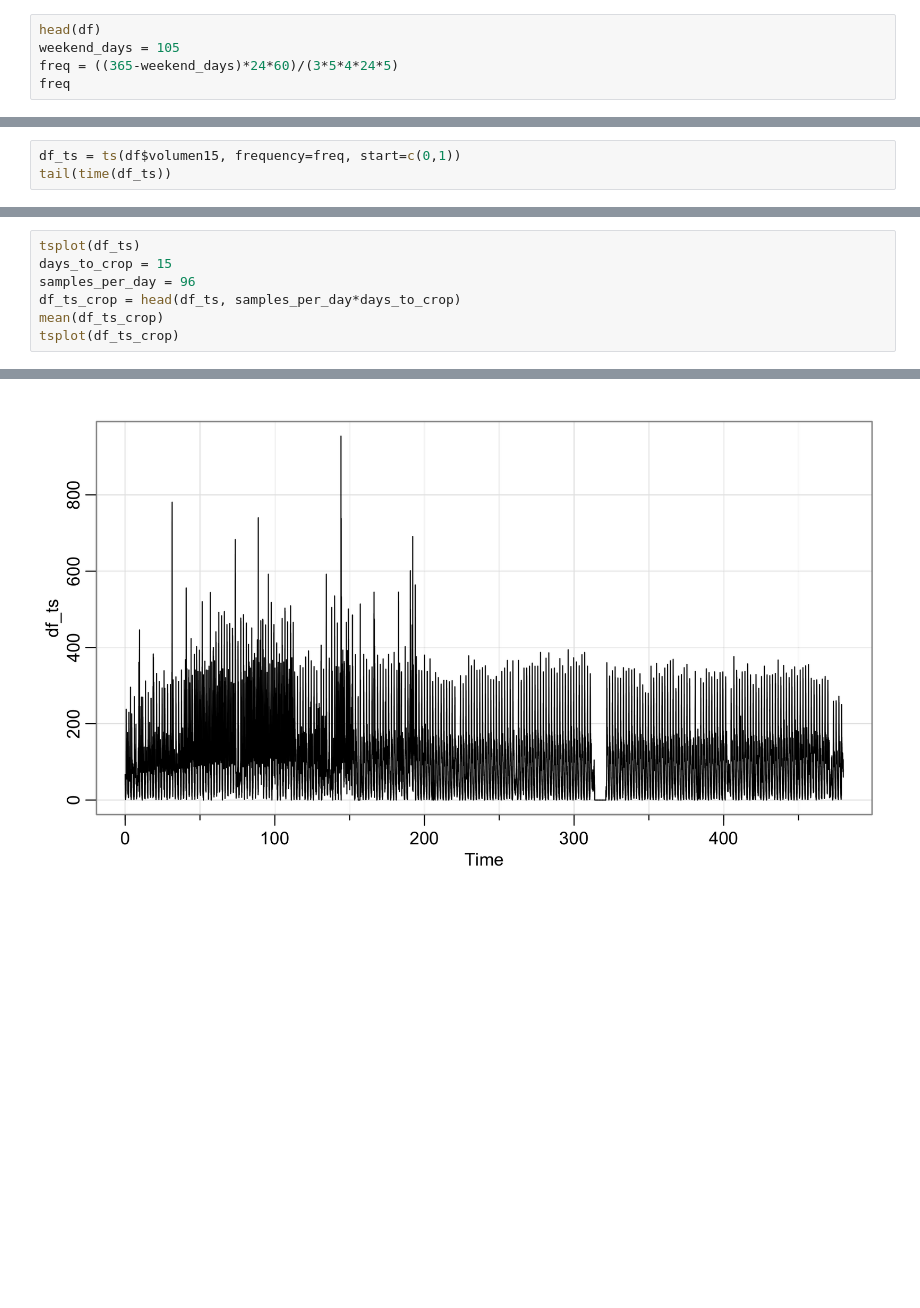
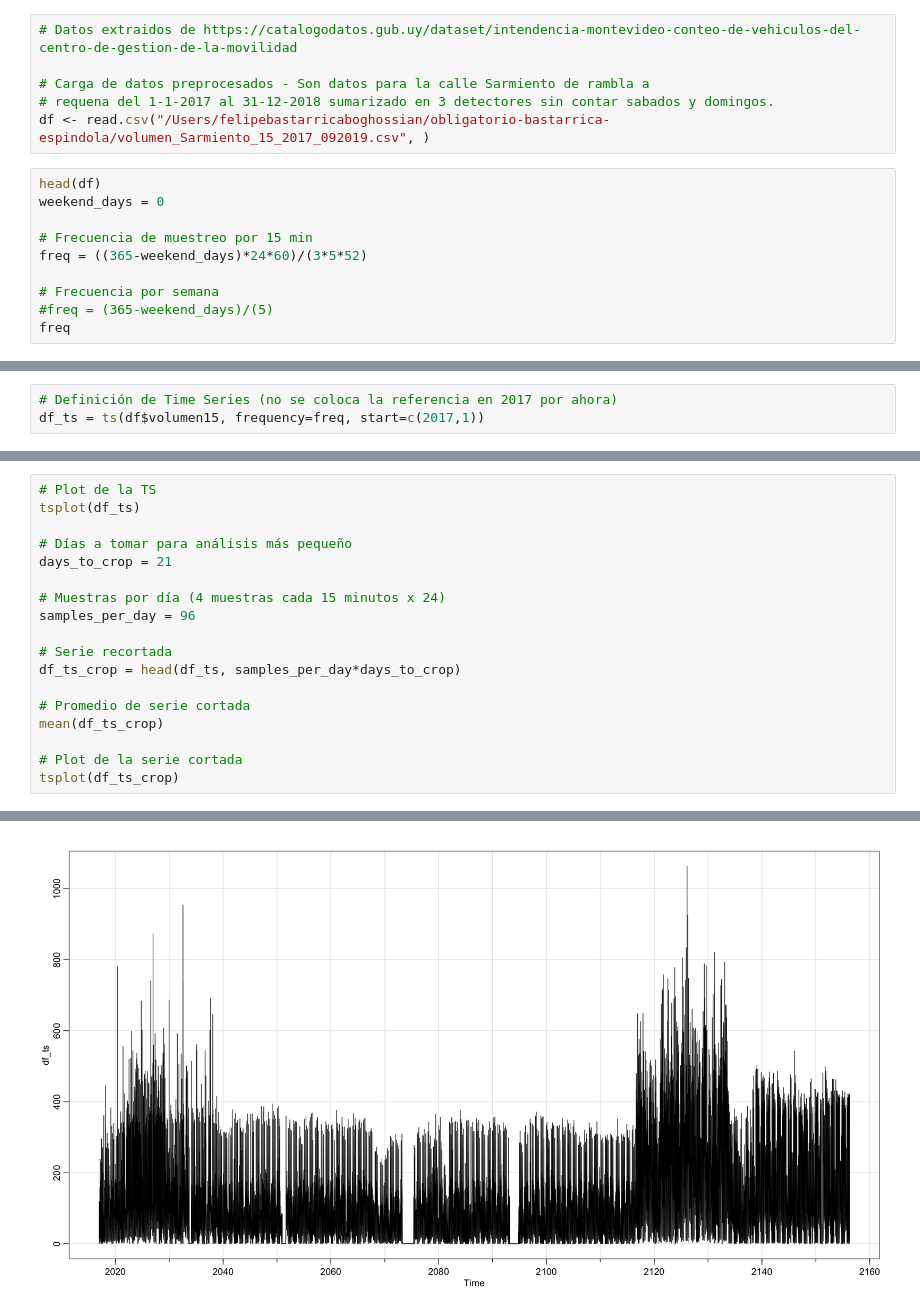
Before and after one commit to FelipeBastarrica/Obligatorio-Series-Temporales, a Jupyter notebook: Obligatorio_ST.ipynb, the cells around one changed output, grey strips where cells are left out. Saved outputs shown, nothing was run; the diff lists cells and outputs as text; blank space fills up the shorter version.

```diff
--- a/Obligatorio_ST.ipynb
+++ b/Obligatorio_ST.ipynb
@@ -21,7 +21,18 @@ The following object is masked from ‘package:astsa’:
+# %%
+# Datos extraidos de https://catalogodatos.gub.uy/dataset/intendencia-montevideo-conteo-de-vehiculos-del-centro-de-gestion-de-la-movilidad
+
+# Carga de datos preprocesados - Son datos para la calle Sarmiento de rambla a
+# requena del 1-1-2017 al 31-12-2018 sumarizado en 3 detectores sin contar sabados y domingos.
+df <- read.csv("/Users/felipebastarricaboghossian/obligatorio-bastarrica-espindola/volumen_Sarmiento_15_2017_092019.csv", )
 # %%
 head(df)
-weekend_days = 105
-freq = ((365-weekend_days)*24*60)/(3*5*4*24*5)
+weekend_days = 0
+
+# Frecuencia de muestreo por 15 min
+freq = ((365-weekend_days)*24*60)/(3*5*52)
+
+# Frecuencia por semana
+#freq = (365-weekend_days)/(5)
 freq
 # %% [output]
 A data.frame: 6 × 2
@@ -37,3 +48,3 @@ A data.frame: 6 × 2
 # %%
-df_ts = ts(df$volumen15, frequency=freq, start=c(0,1))
-tail(time(df_ts))
+# Definición de Time Series (no se coloca la referencia en 2017 por ahora)
+df_ts = ts(df$volumen15, frequency=freq, start=c(2017,1))
@@ -43,8 +51,19 @@ A Time Series:
 # %%
+# Plot de la TS
 tsplot(df_ts)
-days_to_crop = 15
+
+# Días a tomar para análisis más pequeño
+days_to_crop = 21
+
+# Muestras por día (4 muestras cada 15 minutos x 24)
 samples_per_day = 96
+
+# Serie recortada
 df_ts_crop = head(df_ts, samples_per_day*days_to_crop)
+
+# Promedio de serie cortada
 mean(df_ts_crop)
+
+# Plot de la serie cortada
 tsplot(df_ts_crop)
 # %% [output]
@@ -52 +71 @@ tsplot(df_ts_crop)
-[figure, old version]
+[figure, new version]
```
Also changed, not shown: parts of 21 cells of this notebook, 7 other files.
